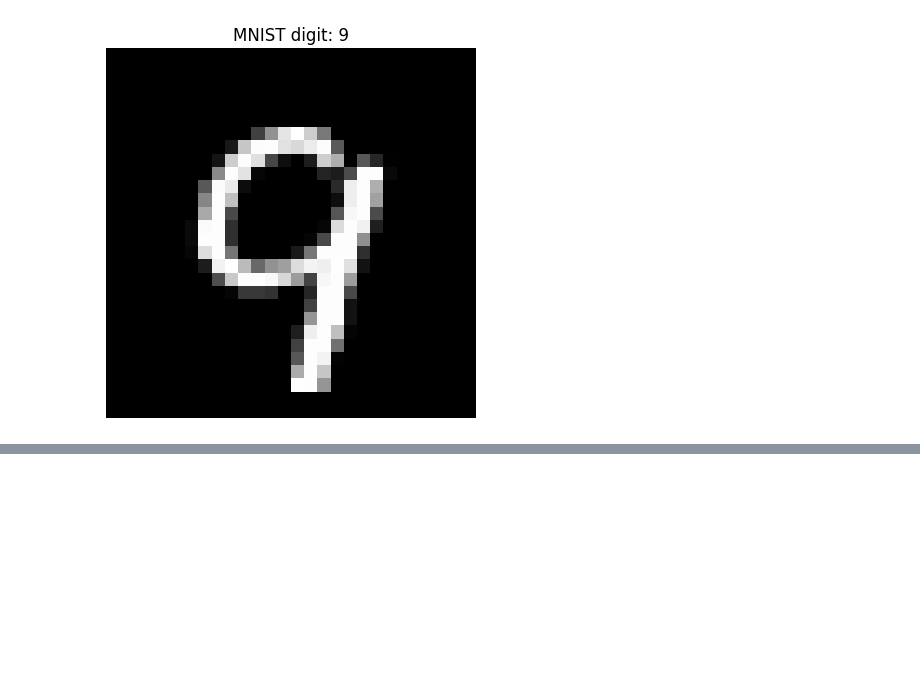
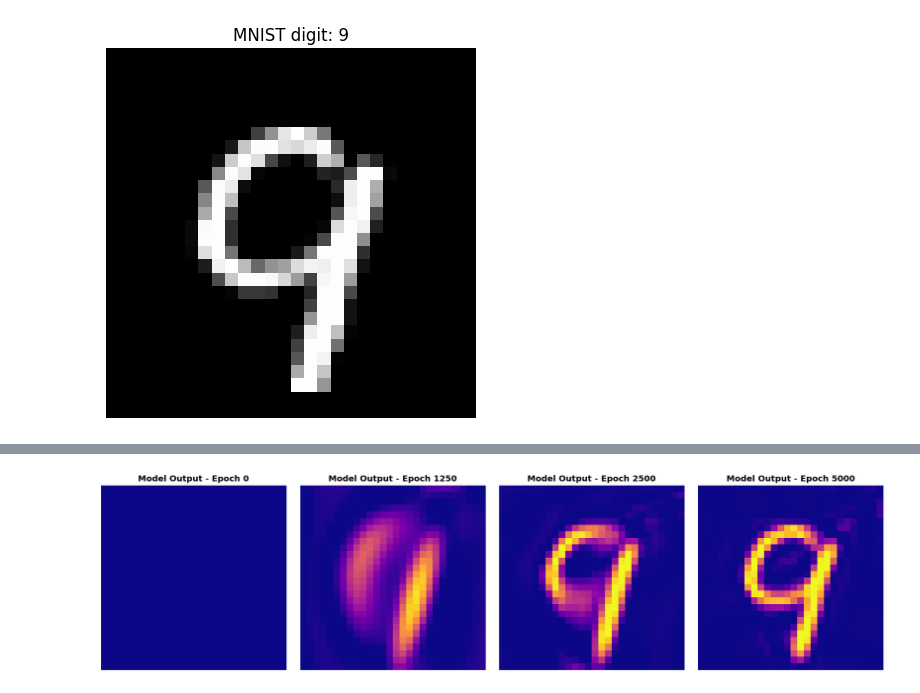
Before and after one commit to murilogustineli/implicit-function-playground, a Jupyter notebook: notebooks/02_image_approximation.ipynb, the cells around one changed output, grey strips where cells are left out. Cells and saved outputs as stored; diff of their text form; code cells hidden in the pictures; blank space fills up the shorter version.

```diff
--- a/notebooks/02_image_approximation.ipynb
+++ b/notebooks/02_image_approximation.ipynb
@@ -53,0 +208,11 @@ plt.show()
+# %%
+plot_image_predictions(
+    predictions=preds,
+    height=28,
+    width=28,
+    rows_cols=(1, 4),  # or (2, 4) if you want more
+    cmap="plasma",
+    title_prefix="Model Output",
+)
+# %% [output]
+[figure, added]
```
Also changed, not shown: parts of 8 cells of this notebook.
